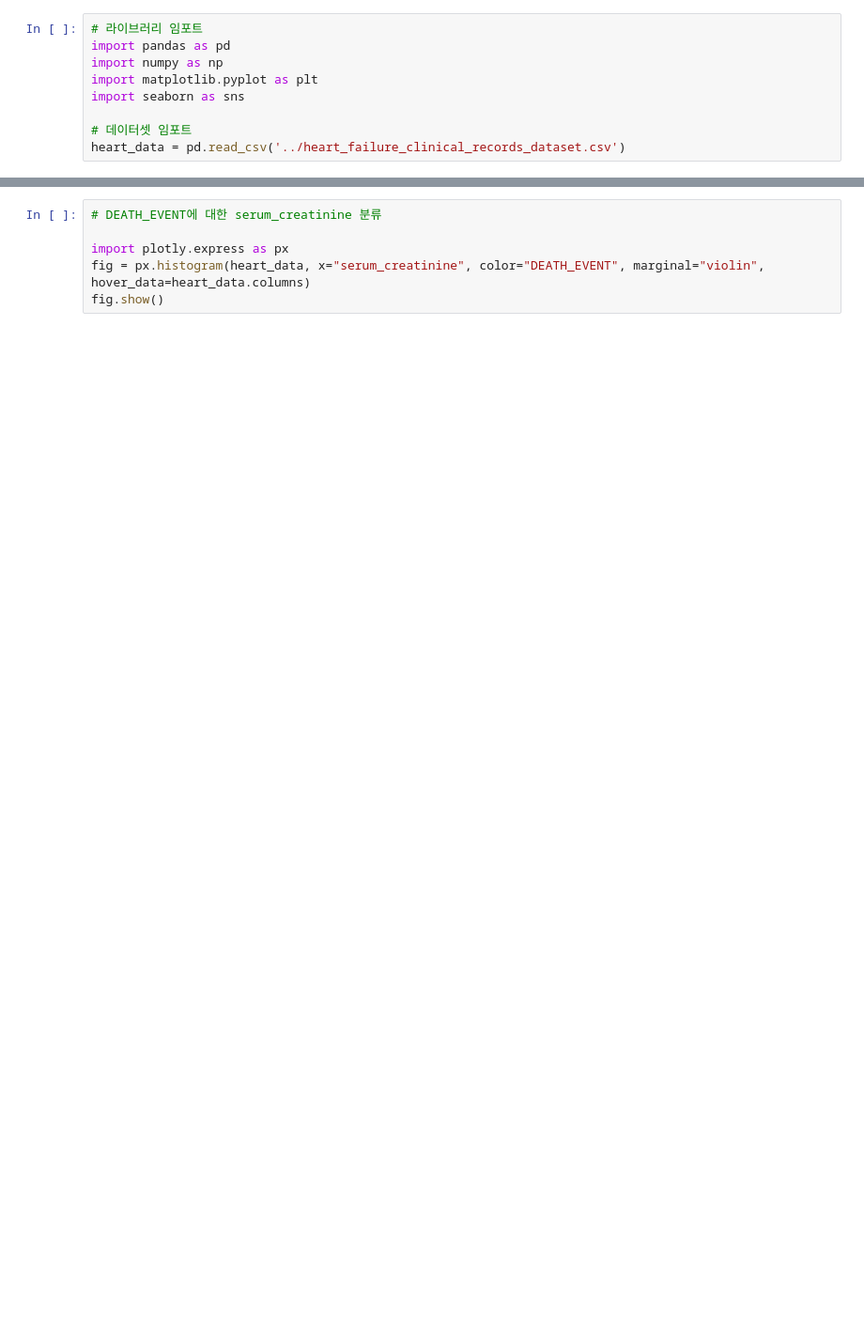
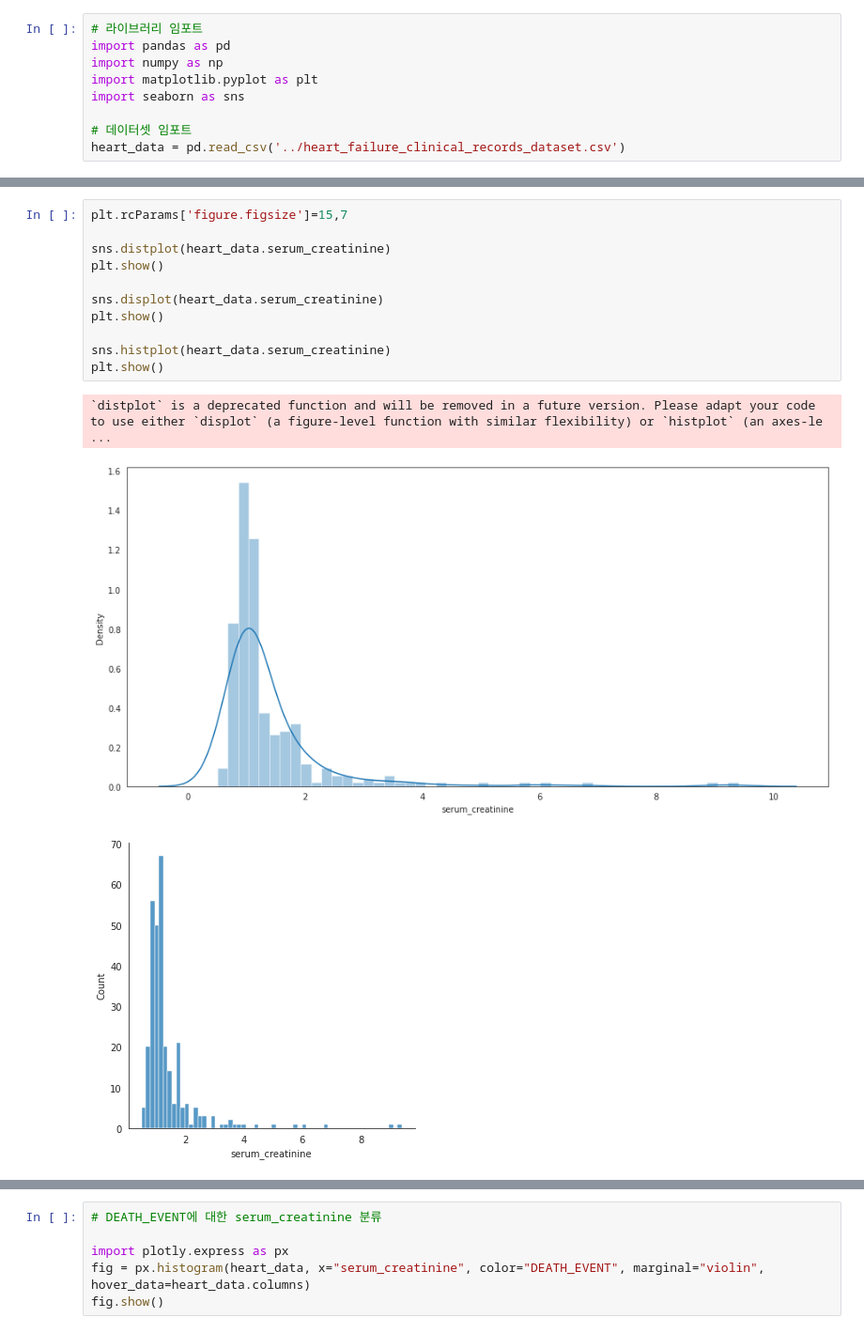
Before and after one commit to ggume/forgrad, a Jupyter notebook: for_grad.ipynb, the cells around one changed output, grey strips where cells are left out. Shown: that part at 94% size. Cells and saved outputs as stored; diff of their text form; blank space fills up the shorter version.

```diff
--- a/for_grad.ipynb
+++ b/for_grad.ipynb
@@ -143,3 +181,18 @@ fig.update_layout(
 fig.show()
 # %% [output]
 [interactive output not drawn]
+# %%
+plt.rcParams['figure.figsize']=15,7
+
+sns.distplot(heart_data.serum_creatinine)
+plt.show()
+
+sns.displot(heart_data.serum_creatinine)
+plt.show()
+
+sns.histplot(heart_data.serum_creatinine)
+plt.show()
+# %% [output]
+`distplot` is a deprecated function and will be removed in a future version. Please adapt your code to use either `displot` (a figure-level function with similar flexibility) or `histplot` (an axes-le ...
+[figure, added]
+[figure, added]
```
Also changed, not shown: parts of 11 cells of this notebook.
